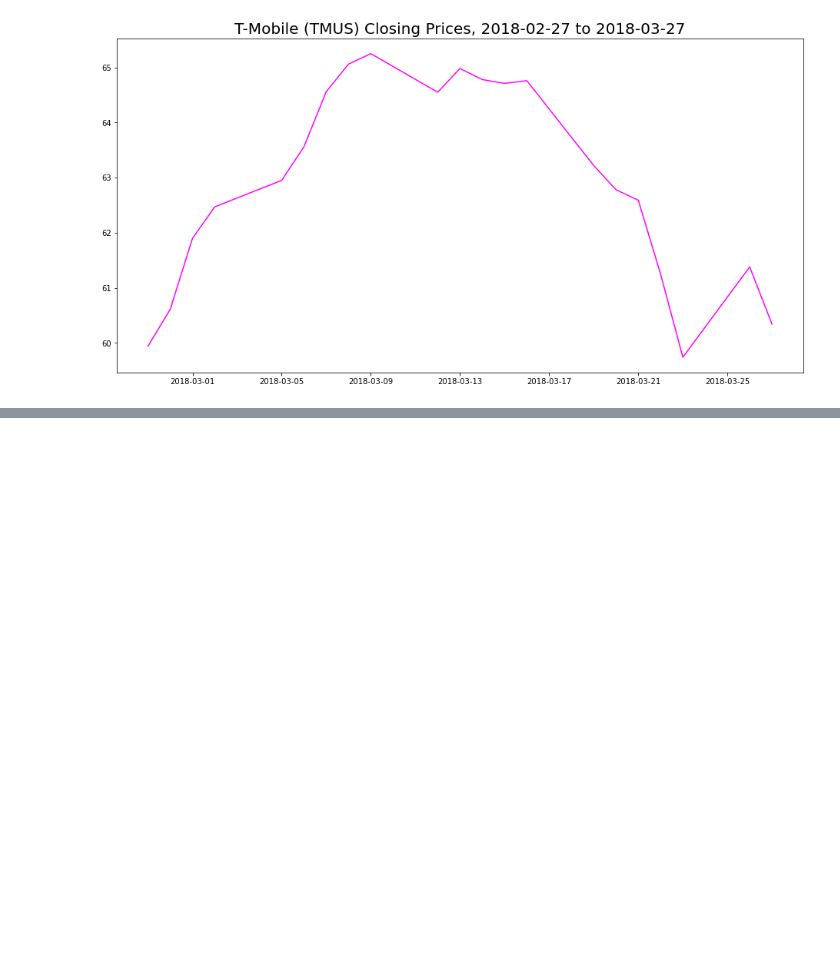
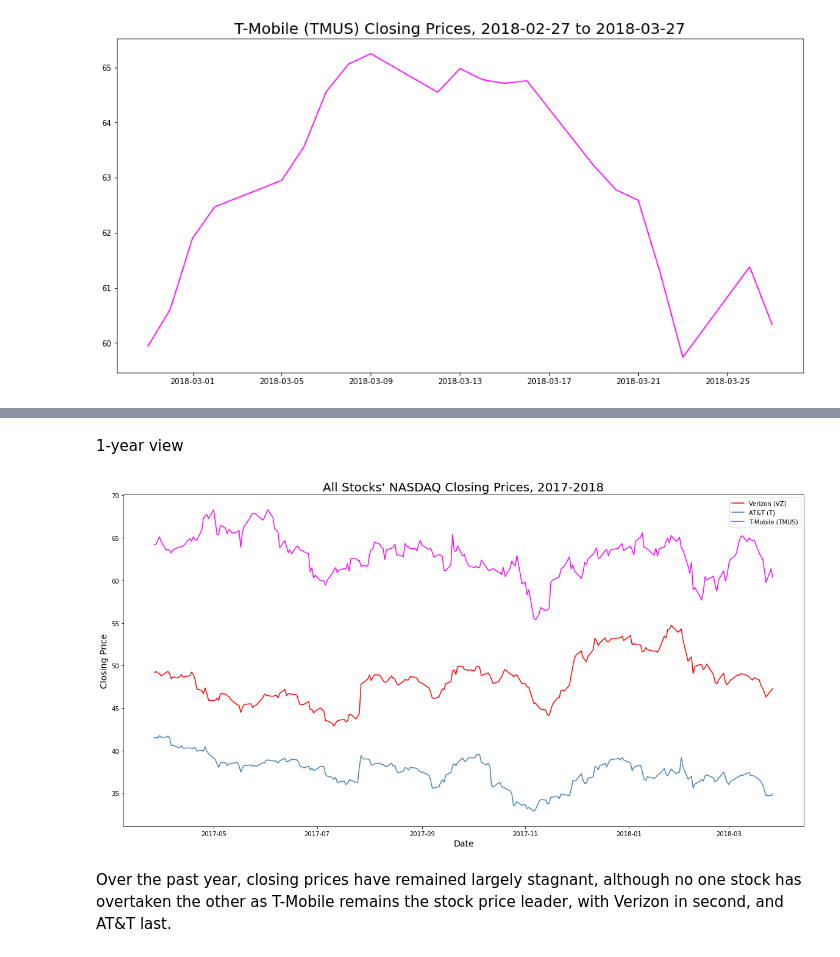
Before and after one commit to knnthchng/StockAnalysis, a Jupyter notebook: StockAnalysis.ipynb, the cells around one changed output, grey strips where cells are left out. Saved outputs shown, nothing was run; the diff lists cells and outputs as text; code cells hidden in the pictures; blank space fills up the shorter version.

```diff
--- a/StockAnalysis.ipynb
+++ b/StockAnalysis.ipynb
@@ -428,0 +492,21 @@ Name: Close, dtype: float64
+# %% [markdown]
+1-year view
+# %%
+VZ_1yr = VZ_1yr_df["Close"]
+ATT_1yr = ATT_1yr_df["Close"]
+TMUS_1yr = TMUS_1yr_df["Close"]
+x_1yr = VZ_1yr_df["Date"]
+
+plt.figure(figsize=(20, 10))
+plt.plot(x_1yr, VZ_1yr, color='red', label='Verizon (VZ)')
+plt.plot(x_1yr, ATT_1yr, color='steelblue', label='AT&T (T)')
+plt.plot(x_1yr, TMUS_1yr, color='fuchsia', label='T-Mobile (TMUS)')
+plt.title("All Stocks' NASDAQ Closing Prices, 2017-2018", fontsize=20)
+plt.xlabel("Date", fontsize=14)
+plt.ylabel("Closing Price", fontsize=14)
+plt.legend(loc="best")
+plt.savefig("Images/all_closing_1yr.jpg")
+# %% [output]
+[figure, added]
+# %% [markdown]
+Over the past year, closing prices have remained largely stagnant, although no one stock has overtaken the other as T-Mobile remains the stock price leader, with Verizon in second, and AT&T last.
```
Also changed, not shown: parts of 8 cells of this notebook, 2 other files.
